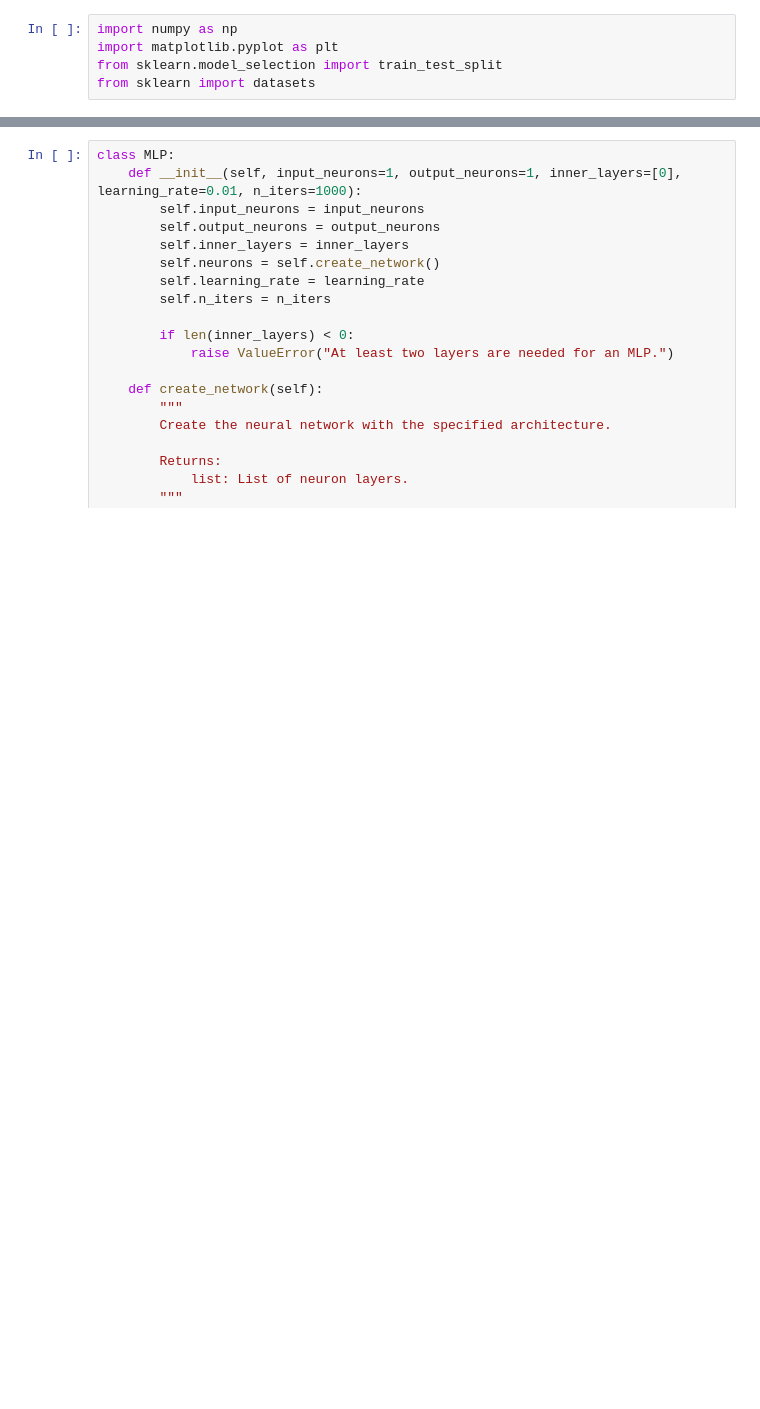
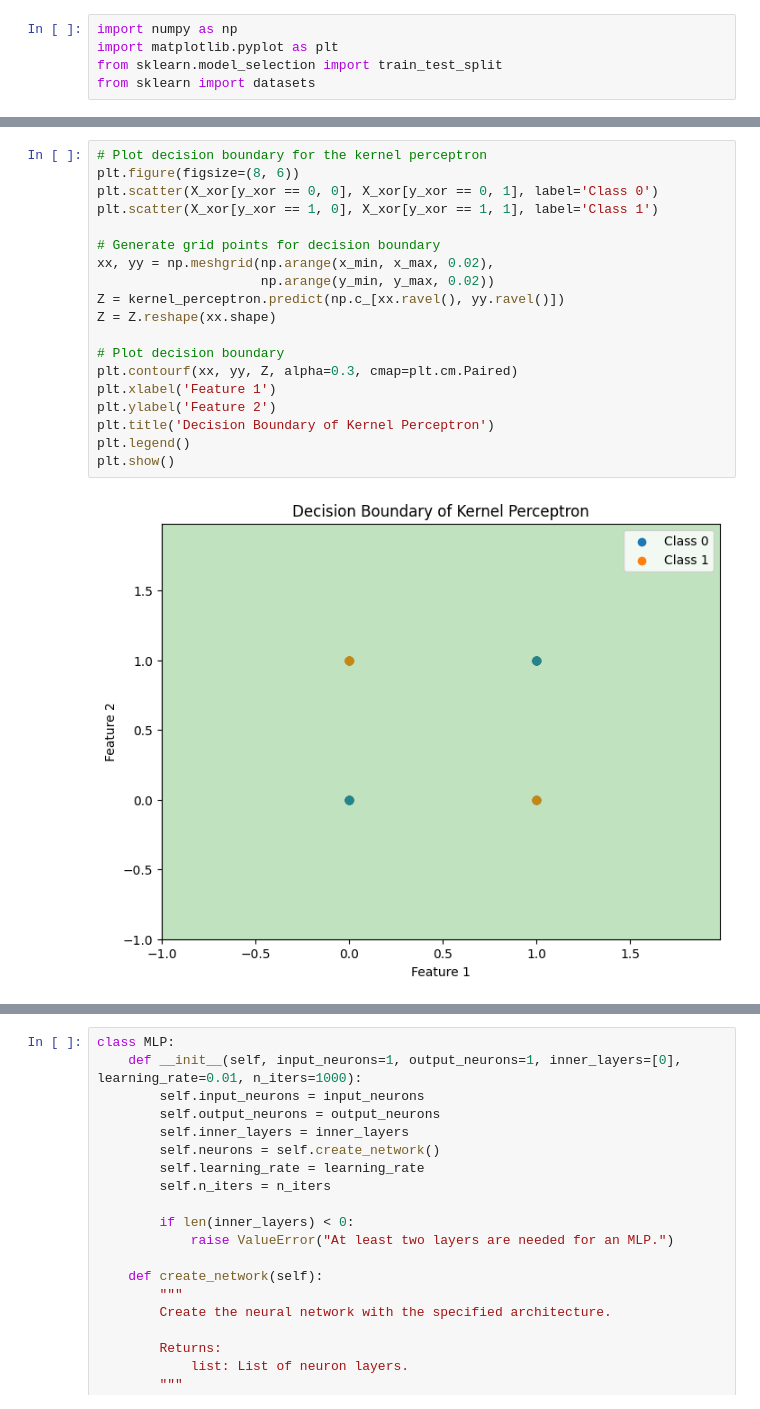
Before and after one commit to albertnieto/quantum-perceptron, a Jupyter notebook: notebooks/test.ipynb, the cells around one changed output, grey strips where cells are left out. Saved outputs shown, nothing was run; the diff lists cells and outputs as text; blank space fills up the shorter version.

```diff
--- a/notebooks/test.ipynb
+++ b/notebooks/test.ipynb
@@ -283,0 +421,21 @@ class Perceptron:
+# %%
+# Plot decision boundary for the kernel perceptron
+plt.figure(figsize=(8, 6))
+plt.scatter(X_xor[y_xor == 0, 0], X_xor[y_xor == 0, 1], label='Class 0')
+plt.scatter(X_xor[y_xor == 1, 0], X_xor[y_xor == 1, 1], label='Class 1')
+
+# Generate grid points for decision boundary
+xx, yy = np.meshgrid(np.arange(x_min, x_max, 0.02),
+                     np.arange(y_min, y_max, 0.02))
+Z = kernel_perceptron.predict(np.c_[xx.ravel(), yy.ravel()])
+Z = Z.reshape(xx.shape)
+
+# Plot decision boundary
+plt.contourf(xx, yy, Z, alpha=0.3, cmap=plt.cm.Paired)
+plt.xlabel('Feature 1')
+plt.ylabel('Feature 2')
+plt.title('Decision Boundary of Kernel Perceptron')
+plt.legend()
+plt.show()
+# %% [output]
+[figure, added]
```
Also changed, not shown: parts of 28 cells of this notebook.
